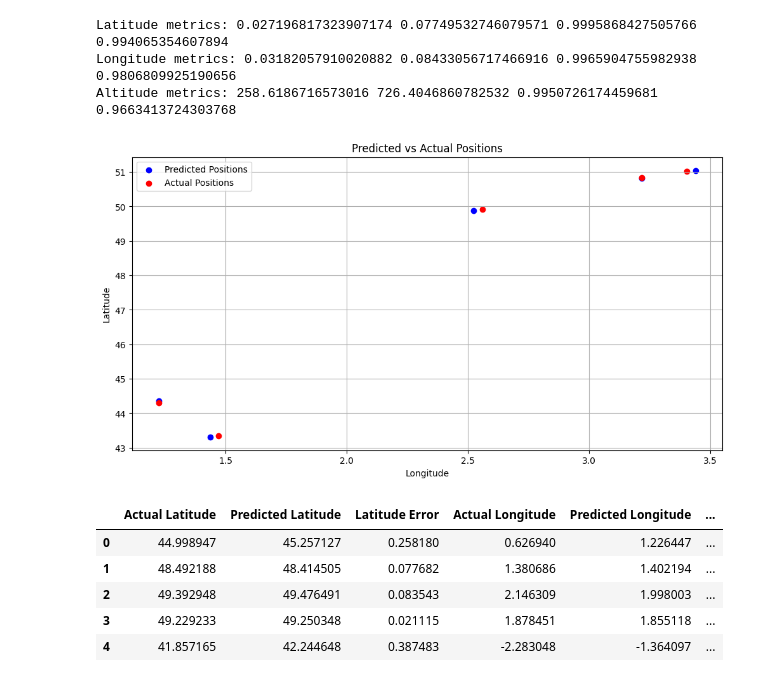
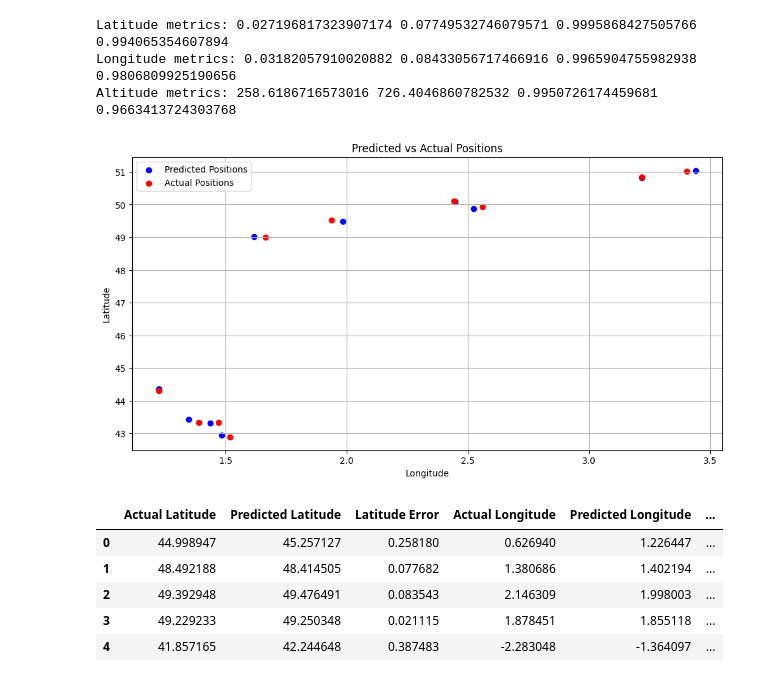
Before and after one commit to Jarifa/FOE_Group_3, a Jupyter notebook: Model2_Random_Forest.ipynb, the cells around one changed output. Saved outputs shown, nothing was run; the diff lists cells and outputs as text; code cells hidden in the pictures.

```diff
--- a/Model2_Random_Forest.ipynb
+++ b/Model2_Random_Forest.ipynb
@@ -75,33 +75,33 @@ Altitude metrics: 258.6186716573016 726.4046860782532 0.9950726174459681 0.96634
 # %%
 # Selecting a few random samples from the test dataset for prediction
 np.random.seed(8)
-sample_indices = np.random.choice(X_test.index, size=5, replace=False)
+sample_indices = np.random.choice(X_test.index, size=10, replace=False)
 sample_data = X_test.loc[sample_indices]
 
 # Using the model to predict the latitude and longitude in 10 minutes
 predicted_positions = model.predict(sample_data)
 
 # Actual positions for comparison
 actual_positions = y_test.loc[sample_indices]
 
 # Visualization
 plt.figure(figsize=(12, 6))
 
 # Plotting predicted positions
 plt.scatter(predicted_positions[:, 1], predicted_positions[:, 0], color='blue', label='Predicted Positions')
 
 # Plotting actual positions
 plt.scatter(actual_positions['longitude_in_10min'], actual_positions['latitude_in_10min'], color='red',
             label='Actual Positions')
 
 plt.xlabel('Longitude')
 plt.ylabel('Latitude')
 plt.title('Predicted vs Actual Positions')
 plt.legend()
 plt.grid(True)
 plt.show()
 # %% [output]
-[figure, old version]
+[figure, new version]
 # %%
 # Selecting a few example data points from the test set
 example_data = X_test.sample(5, random_state=1)
```
Also changed, not shown: 3 other files.
